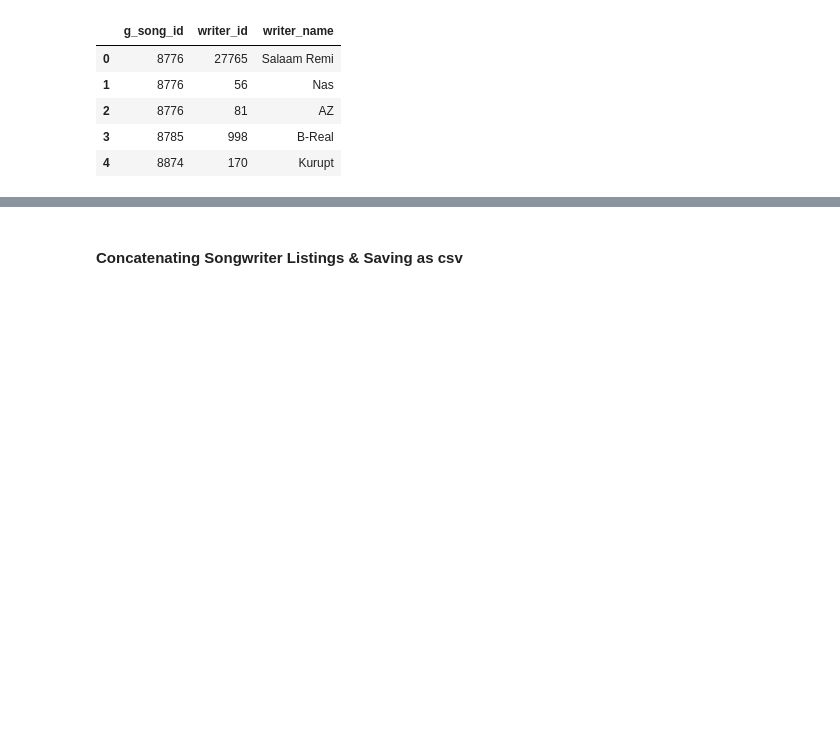
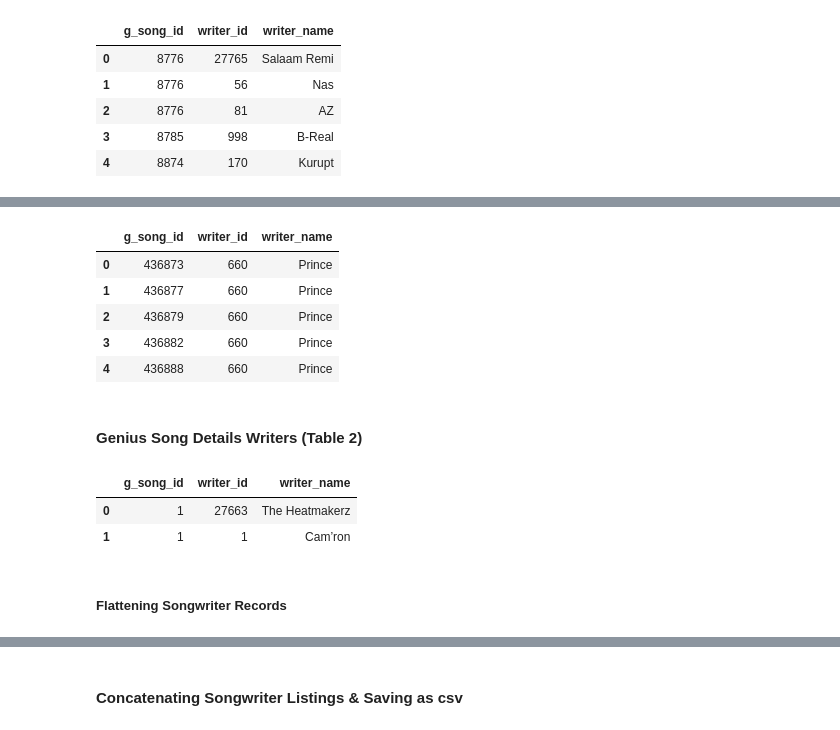
Before and after one commit to jonjohnsontc/songwriter-graph, a Jupyter notebook: notebooks/matching_genius_spotify.ipynb, the cells around one changed output, grey strips where cells are left out. Saved outputs shown, nothing was run; the diff lists cells and outputs as text; code cells hidden in the pictures; blank space fills up the shorter version.

```diff
--- a/notebooks/matching_genius_spotify.ipynb
+++ b/notebooks/matching_genius_spotify.ipynb
@@ -16,0 +20,3 @@ with open('../data/genius_song_details_2.json', 'r') as f:
+# %%
+with open('../data/genius_song_details_4.json', 'r') as f:
+    genius_song_details_4 = json.load(f)
@@ -98,0 +133,12 @@ songwriter_df_2.head()
+# %%
+genius_songwriters_4 = songwriters_tolist(genius_song_details_4)
+# %%
+songwriter_df_4 = pd.DataFrame(genius_songwriters_4)
+songwriter_df_4.head()
+# %% [output]
+|  | g_song_id | writer_id | writer_name |
+| 0 | 436873 | 660 | Prince |
+| 1 | 436877 | 660 | Prince |
+| 2 | 436879 | 660 | Prince |
+| 3 | 436882 | 660 | Prince |
+| 4 | 436888 | 660 | Prince |
@@ -98,0 +147,2 @@ songwriter_df_2.head()
+# %% [markdown]
+#### Genius Song Details Writers (Table 2)
@@ -98,0 +154,8 @@ songwriter_df_2.head()
+# %%
+songwriter_df_1_2.head(2)
+# %% [output]
+|  | g_song_id | writer_id | writer_name |
+| 0 | 1 | 27663 | The Heatmakerz |
+| 1 | 1 | 1 | Cam’ron |
+# %% [markdown]
+##### Flattening Songwriter Records
```
Also changed, not shown: parts of 44 cells of this notebook, 10 other files.
